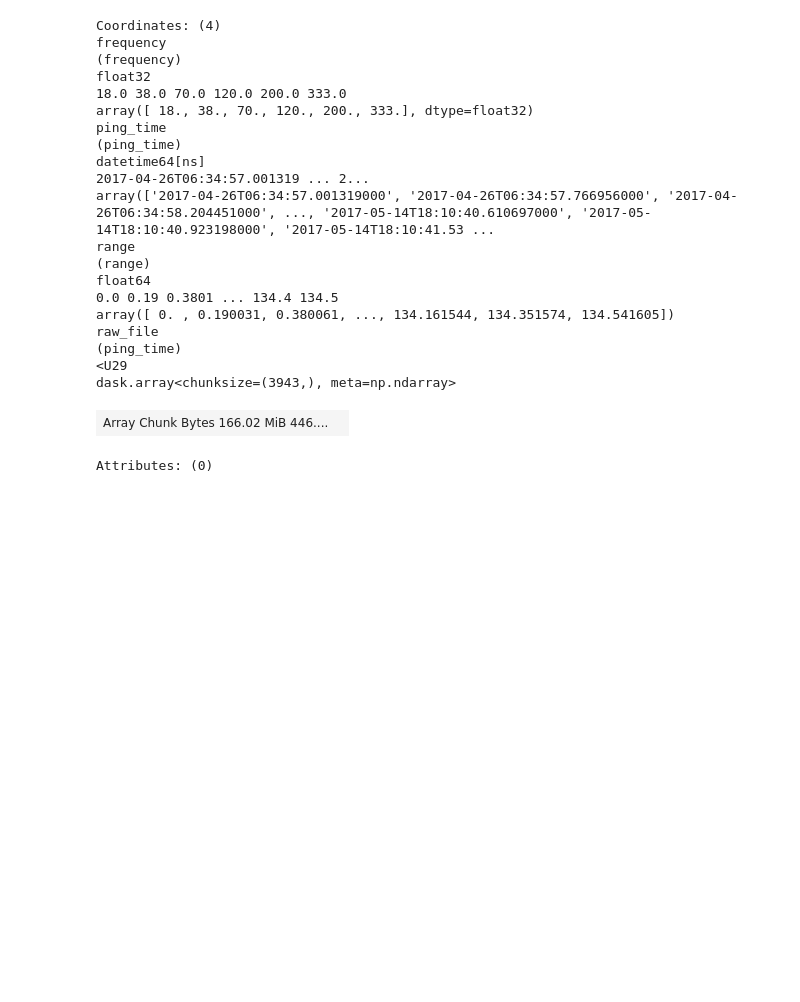
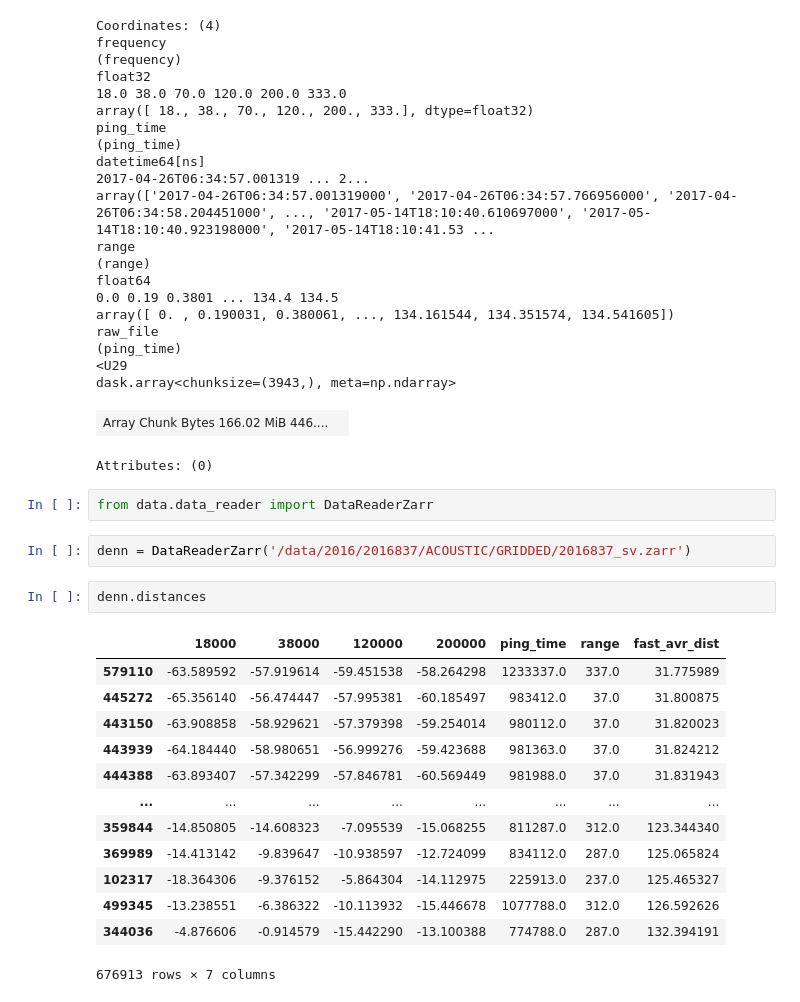
Before and after one commit to ahmetpala/UNET_NR, a Jupyter notebook: crimac_unet/Untitled.ipynb, the cells around one changed output. Drawn from its saved outputs; the diff is of its cells as text; blank space fills up the shorter version.

```diff
--- a/crimac_unet/Untitled.ipynb
+++ b/crimac_unet/Untitled.ipynb
@@ -102,3 +99,23 @@ raw_file
 dask.array<chunksize=(3943,), meta=np.ndarray>
 | Array Chunk Bytes 166.02 MiB 446.... |  |
 Attributes: (0)
+# %%
+from data.data_reader import DataReaderZarr
+# %%
+denn = DataReaderZarr('/data/2016/2016837/ACOUSTIC/GRIDDED/2016837_sv.zarr')
+# %%
+denn.distances
+# %% [output]
+|  | 18000 | 38000 | 120000 | 200000 | ping_time | range | fast_avr_dist |
+| 579110 | -63.589592 | -57.919614 | -59.451538 | -58.264298 | 1233337.0 | 337.0 | 31.775989 |
+| 445272 | -65.356140 | -56.474447 | -57.995381 | -60.185497 | 983412.0 | 37.0 | 31.800875 |
+| 443150 | -63.908858 | -58.929621 | -57.379398 | -59.254014 | 980112.0 | 37.0 | 31.820023 |
+| 443939 | -64.184440 | -58.980651 | -56.999276 | -59.423688 | 981363.0 | 37.0 | 31.824212 |
+| 444388 | -63.893407 | -57.342299 | -57.846781 | -60.569449 | 981988.0 | 37.0 | 31.831943 |
+| ... | ... | ... | ... | ... | ... | ... | ... |
+| 359844 | -14.850805 | -14.608323 | -7.095539 | -15.068255 | 811287.0 | 312.0 | 123.344340 |
+| 369989 | -14.413142 | -9.839647 | -10.938597 | -12.724099 | 834112.0 | 287.0 | 125.065824 |
+| 102317 | -18.364306 | -9.376152 | -5.864304 | -14.112975 | 225913.0 | 237.0 | 125.465327 |
+| 499345 | -13.238551 | -6.386322 | -10.113932 | -15.446678 | 1077788.0 | 312.0 | 126.592626 |
+| 344036 | -4.876606 | -0.914579 | -15.442290 | -13.100388 | 774788.0 | 287.0 | 132.394191 |
+676913 rows × 7 columns
```
Also changed, not shown: parts of 5 cells of this notebook, 1 other file.
